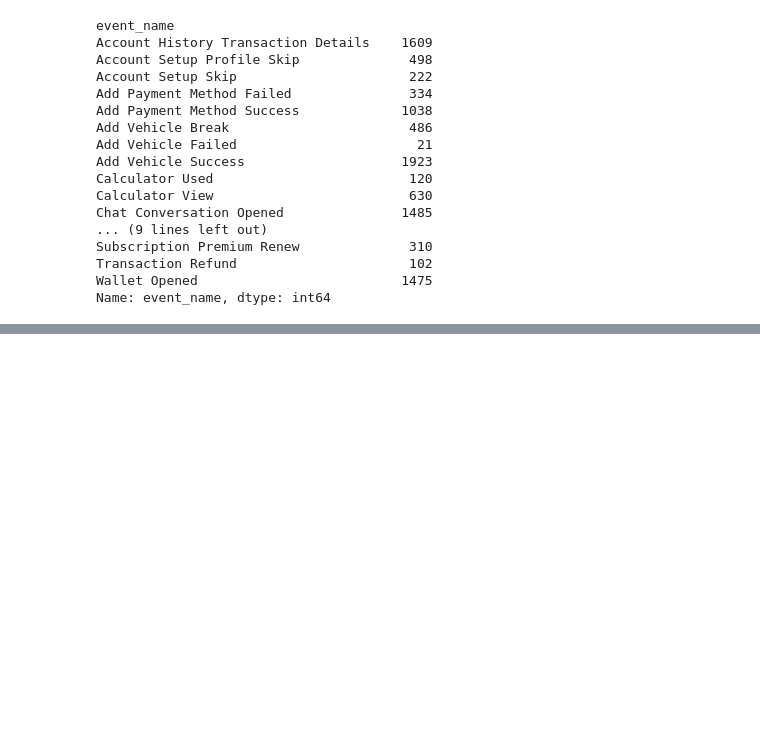
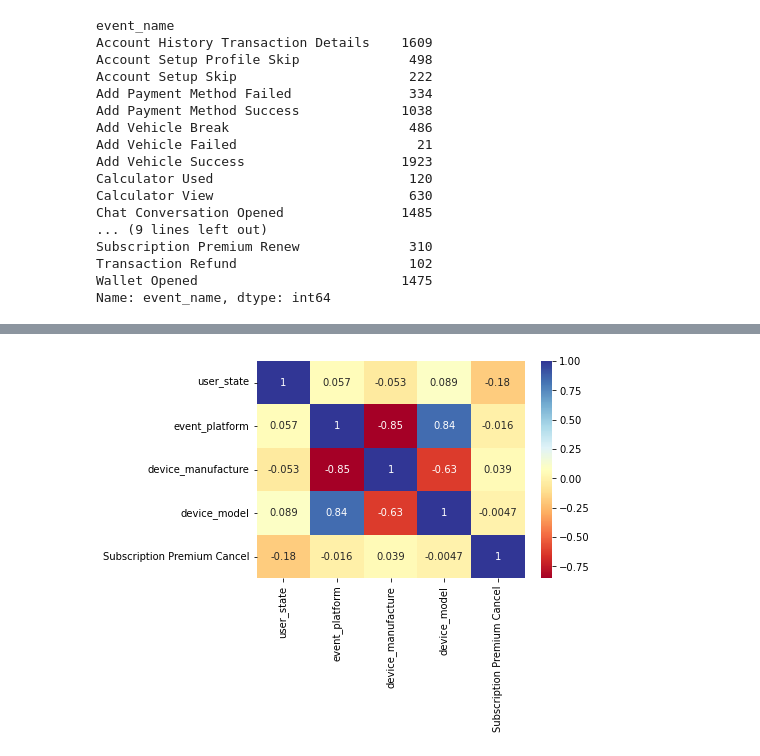
Before and after one commit to ZheZheDoshka/int20h_cryptomonks, a Jupyter notebook: visualization.ipynb, the cells around one changed output, grey strips where cells are left out. Cells and saved outputs as stored; diff of their text form; code cells hidden in the pictures; blank space fills up the shorter version.

```diff
--- a/visualization.ipynb
+++ b/visualization.ipynb
@@ -49,0 +64,5 @@ Name: event_name, dtype: int64
+# %%
+dataplot = sns.heatmap(df_static_data.corr(), cmap="RdYlBu", annot=True)
+plt.show()
+# %% [output]
+[figure, added]
```
Also changed, not shown: parts of 2 cells of this notebook, 6 other files.
